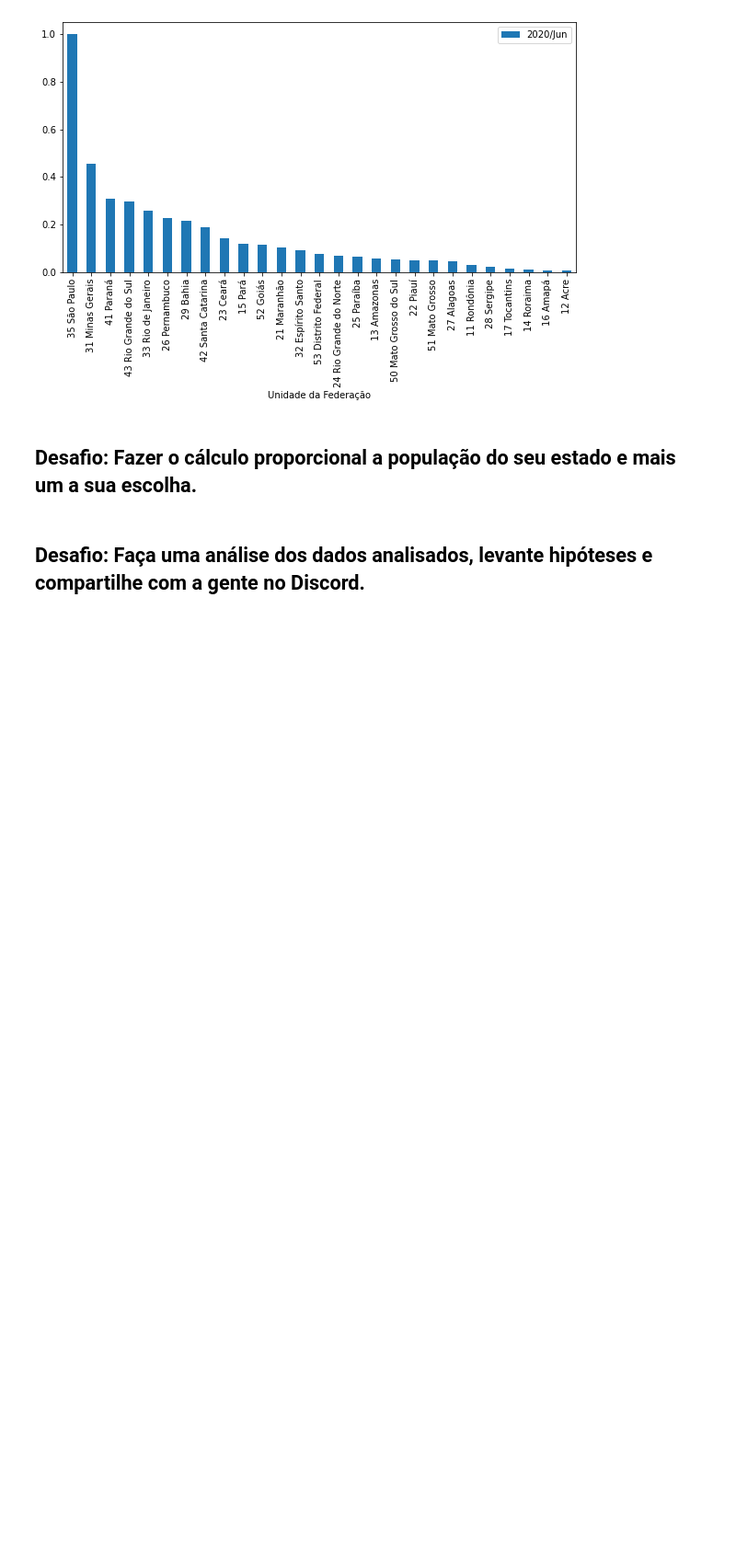
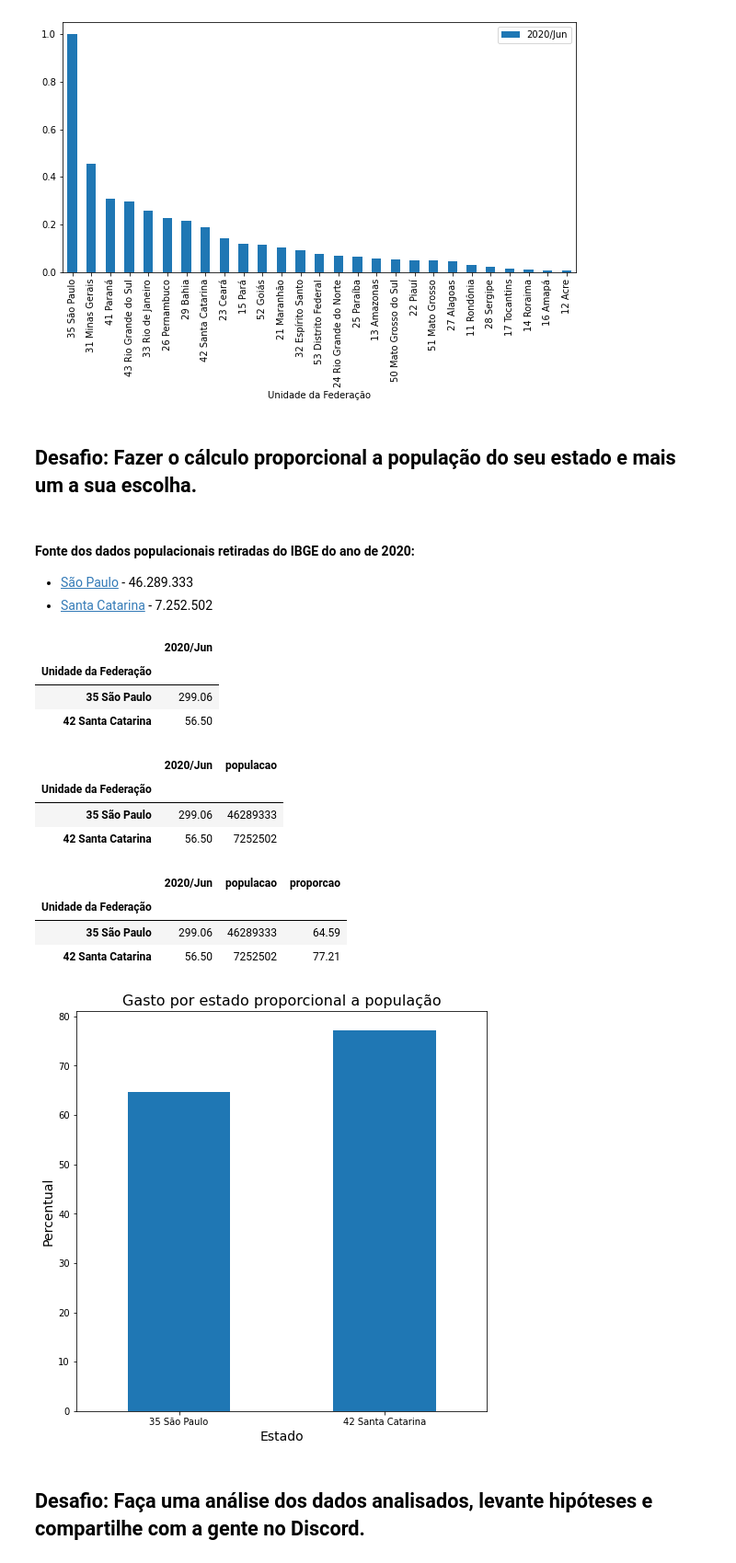
Before and after one commit to fervassoler/bootcamp-data-science-aplicada, a Jupyter notebook: bootcamp/modulo1/Aula5.ipynb, the cells around one changed output. Shown at 92% size. Cells and saved outputs as stored; diff of their text form; code cells hidden in the pictures; blank space fills up the shorter version.

```diff
--- a/bootcamp/modulo1/Aula5.ipynb
+++ b/bootcamp/modulo1/Aula5.ipynb
@@ -784,5 +791,44 @@ plt.show()
 [figure]
 # %% [markdown]
 ## Desafio: Fazer o cálculo proporcional a população do seu estado e mais um a sua escolha.
+# %% [markdown]
+#### Fonte dos dados populacionais retiradas do IBGE do ano de 2020:
+- [São Paulo](https://www.ibge.gov.br/cidades-e-estados/sp.html) - 46.289.333
+- [Santa Catarina](https://www.ibge.gov.br/cidades-e-estados/sc.html) - 7.252.502
+# %%
+proporcional_por_populacao = (gastos_do_mes_mais_recente[['35 São Paulo', '42 Santa Catarina']]).to_frame()
+proporcional_por_populacao
+# %% [output]
+|  | 2020/Jun |
+| Unidade da Federação |  |
+| 35 São Paulo | 299.06 |
+| 42 Santa Catarina | 56.50 |
+# %%
+proporcional_por_populacao['populacao'] = ([46289333, 7252502])
+proporcional_por_populacao
+# %% [output]
+|  | 2020/Jun | populacao |
+| Unidade da Federação |  |  |
+| 35 São Paulo | 299.06 | 46289333 |
+| 42 Santa Catarina | 56.50 | 7252502 |
+# %%
+#proporção em percentual
+proporcional_por_populacao['proporcao'] = ((proporcional_por_populacao['2020/Jun'].astype(int)*1000)/proporcional_por_populacao['populacao'])*10000
+proporcional_por_populacao
+# %% [output]
+|  | 2020/Jun | populacao | proporcao |
+| Unidade da Federação |  |  |  |
+| 35 São Paulo | 299.06 | 46289333 | 64.59 |
+| 42 Santa Catarina | 56.50 | 7252502 | 77.21 |
+# %%
+ax = proporcional_por_populacao['proporcao'].plot(kind='bar', figsize=(8,8))
+plt.title('Gasto por estado proporcional a população', fontsize=16)
+plt.xticks(rotation=0)
+ax.set_xlabel('Estado', fontsize=14)
+ax.set_ylabel('Percentual', fontsize=14)
+
+plt.show()
+# %% [output]
+[figure, added]
 # %% [markdown]
 ## Desafio: Faça uma análise dos dados analisados, levante hipóteses e compartilhe com a gente no Discord.
```
Also changed, not shown: parts of 16 cells of this notebook.
